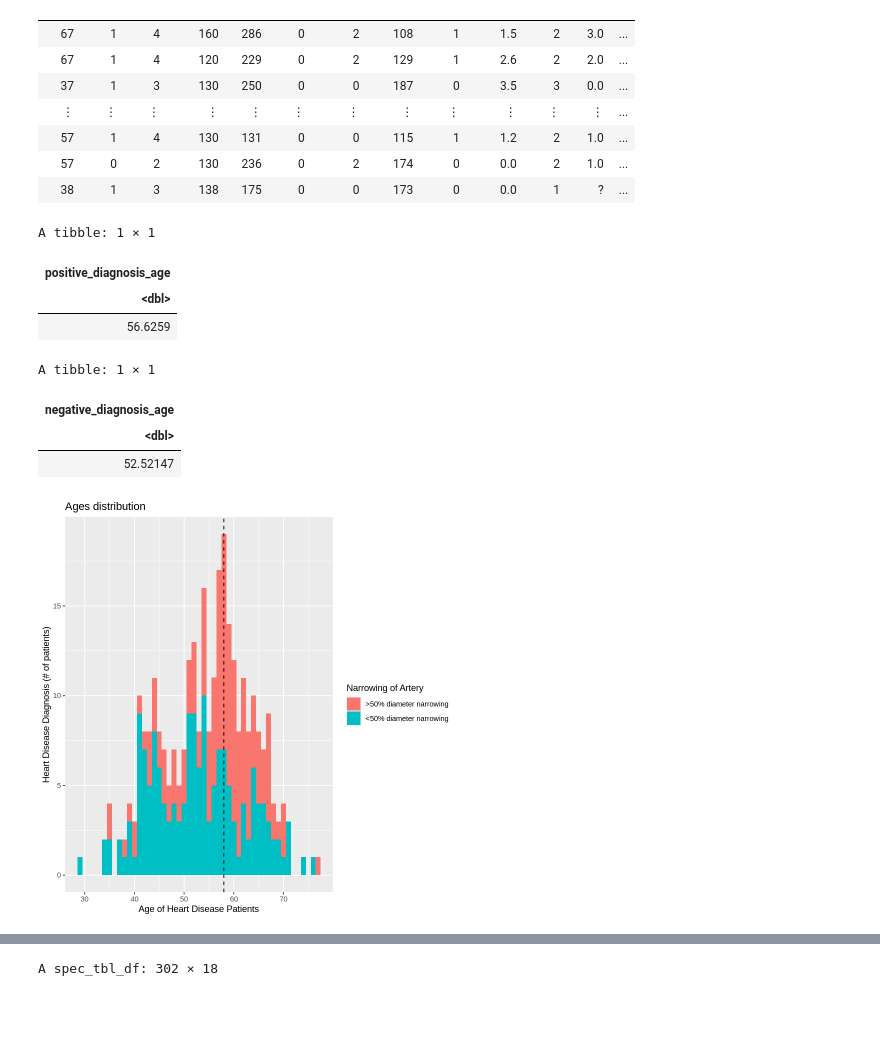
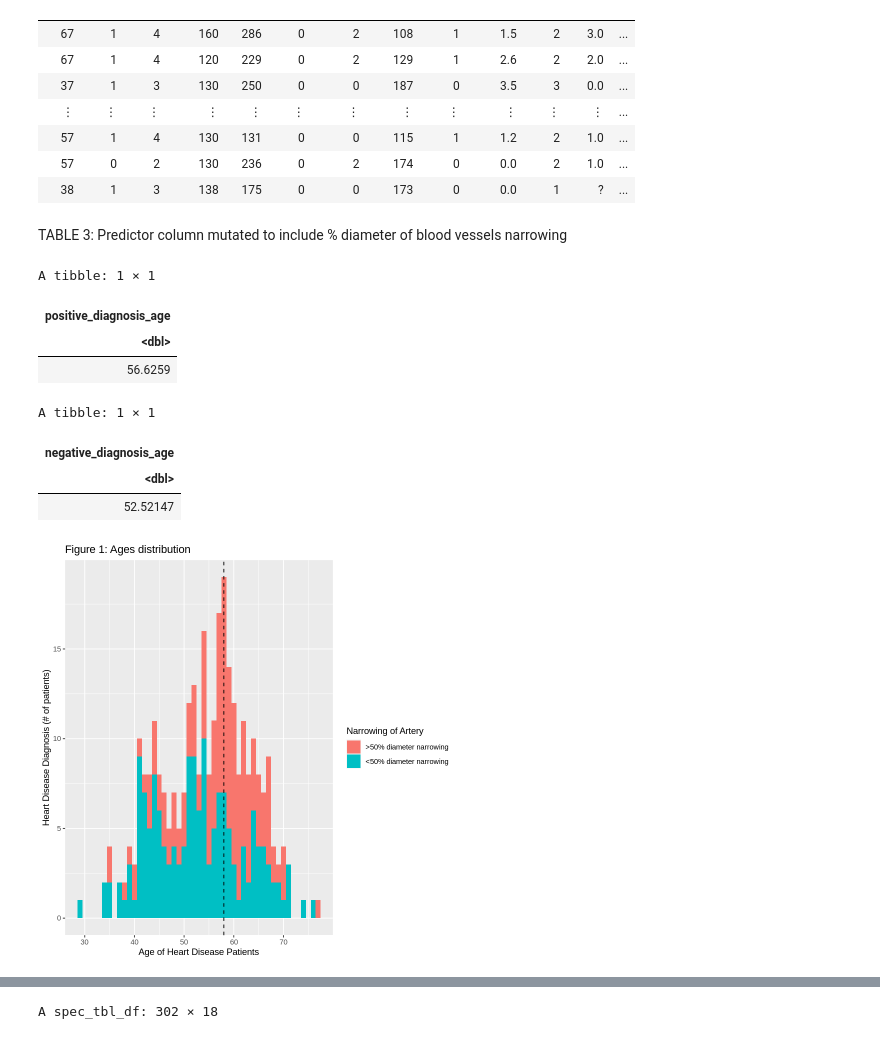
Before and after one commit to Daniel6070/Heart_Disease, a Jupyter notebook: Heart_Disease.ipynb, the cells around one changed output, grey strips where cells are left out. Cells and saved outputs as stored; diff of their text form; code cells hidden in the pictures; blank space fills up the shorter version.

```diff
--- a/Heart_Disease.ipynb
+++ b/Heart_Disease.ipynb
@@ -106,6 +92,8 @@ A spec_tbl_df: 302 × 14
 | 57 | 1 | 4 | 130 | 131 | 0 | 0 | 115 | 1 | 1.2 | 2 | 1.0 | ... |
 | 57 | 0 | 2 | 130 | 236 | 0 | 2 | 174 | 0 | 0.0 | 2 | 1.0 | ... |
 | 38 | 1 | 3 | 138 | 175 | 0 | 0 | 173 | 0 | 0.0 | 1 | ? | ... |
+# %% [markdown]
+TABLE 3: Predictor column mutated to include % diameter of blood vessels narrowing
 # %%
 # ======== AGE DISTRIBUTION FOR ALL THE PEOPLE===============
 heart_disease_age <- heart_disease %>%
@@ -113,35 +101,35 @@ select(age, num)
 
 age_plot <- ggplot(heart_disease_age, aes(x = age, fill = num)) +
     geom_histogram(binwidth = 1) +
 geom_vline(xintercept = 58, linetype = "dashed", size = 0.5)+
     labs(x = "Age of Heart Disease Patients", y = "Heart Disease Diagnosis (# of patients)", fill = "Narrowing of Artery")+
-    ggtitle("Ages distribution")
+    ggtitle("Figure 1: Ages distribution")
 age_plot
 
 # =========== MEAN AGE FOR POSTIVE/NEGATIVE HEART DISEASE===============
 age_pos_diagnosis_mean <- heart_disease %>%
 select(age, num) %>%
 filter(num == ">50% diameter narrowing") %>%
 summarize(positive_diagnosis_age = mean(age))
 
 age_pos_diagnosis_mean
 
 age_neg_diagnosis_mean <- heart_disease %>%
 select(age, num) %>%
 filter(num == "<50% diameter narrowing") %>%
 summarize(negative_diagnosis_age = mean(age))
 
 age_neg_diagnosis_mean
 # %% [output]
 A tibble: 1 × 1
 | positive_diagnosis_age |
 | <dbl> |
 | 56.6259 |
 A tibble: 1 × 1
 | negative_diagnosis_age |
 | <dbl> |
 | 52.52147 |
-[figure, old version]
+[figure, new version]
 # %%
 # ======== CHOLESTEROL LEVEL DISTRIBUTION FOR ALL THE PEOPLE ===============
 heart_disease_chol <- heart_disease %>%
```
Also changed, not shown: parts of 17 cells of this notebook.
